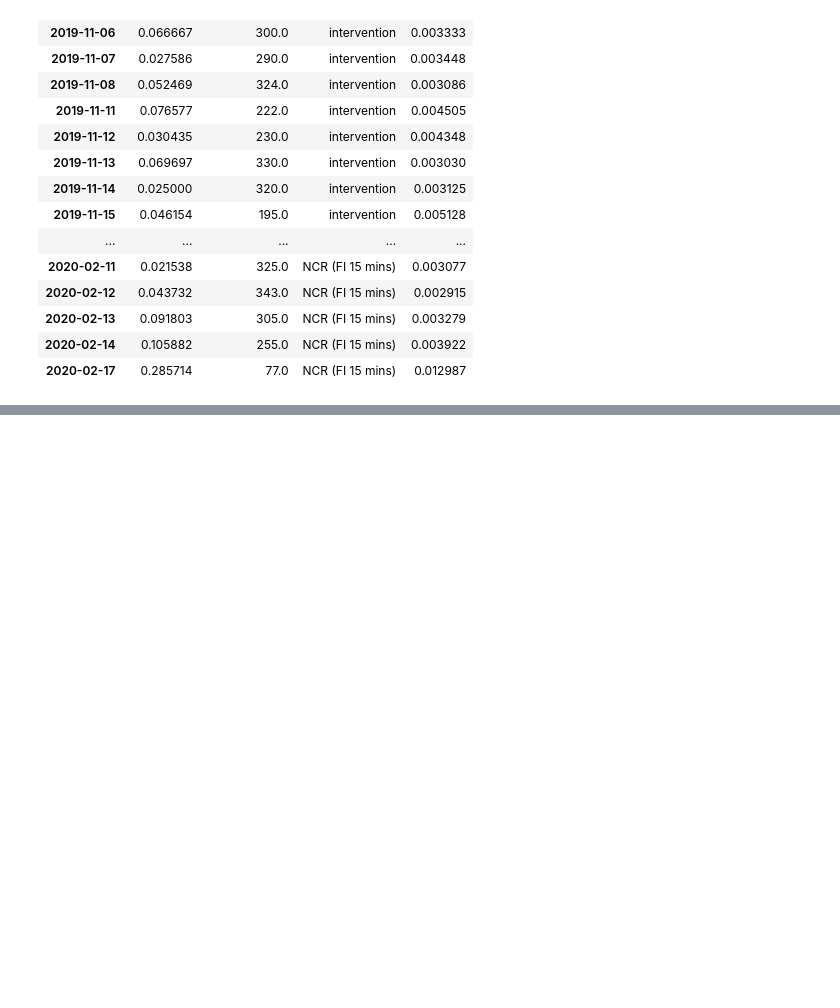
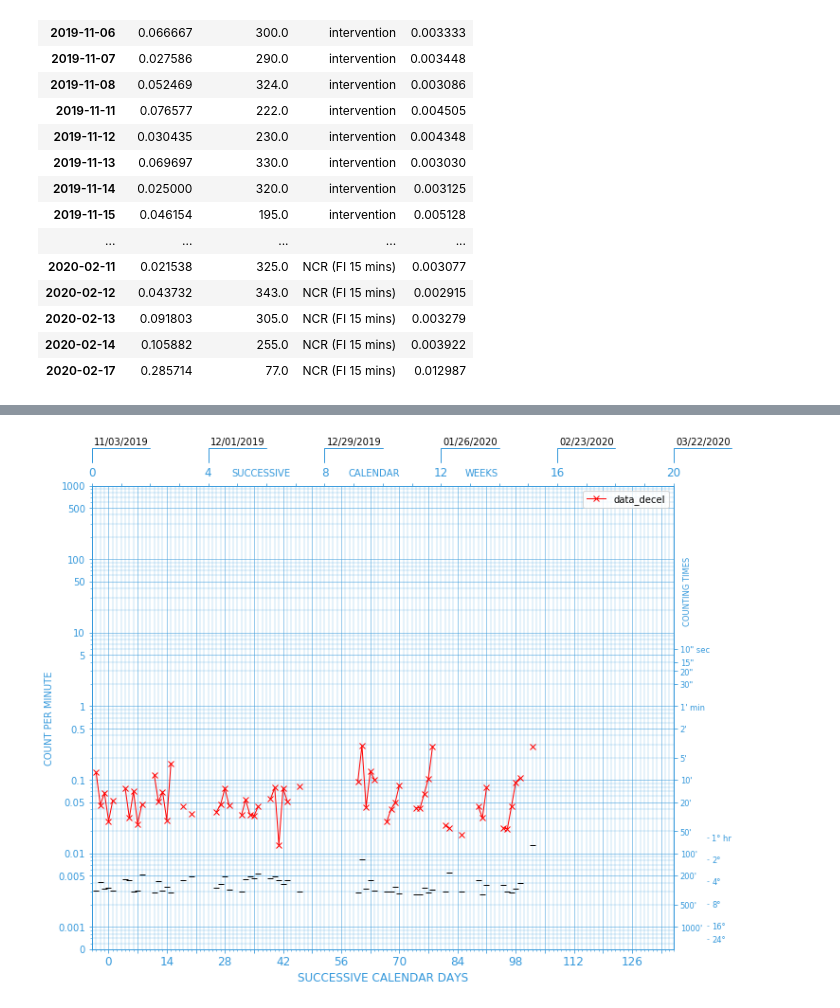
Before and after one commit to shadowgate15/pySCC, a Jupyter notebook: test_file-chart_CR_frequency.ipynb, the cells around one changed output, grey strips where cells are left out. Drawn from its saved outputs; the diff is of its cells as text; code cells hidden in the pictures; blank space fills up the shorter version.

Commit message:
Convert plot method to class
Create class for SCC.

```diff
--- a/test_file-chart_CR_frequency.ipynb
+++ b/test_file-chart_CR_frequency.ipynb
@@ -79,0 +55,3 @@ chart.plot(data_stats)
+# %%
+data_combine = data_combine[['data_decel', 'counting']]
+data_combine
@@ -79,0 +76,5 @@ chart.plot(data_stats)
+# %%
+tmp = chart.SCC(data_combine, colors={'data_decel': 'red'}, markers={'data_decel': 'decel'})
+tmp.plot()
+# %% [output]
+[figure, added]
```
Also changed, not shown: parts of 3 cells of this notebook, 2 other files.
